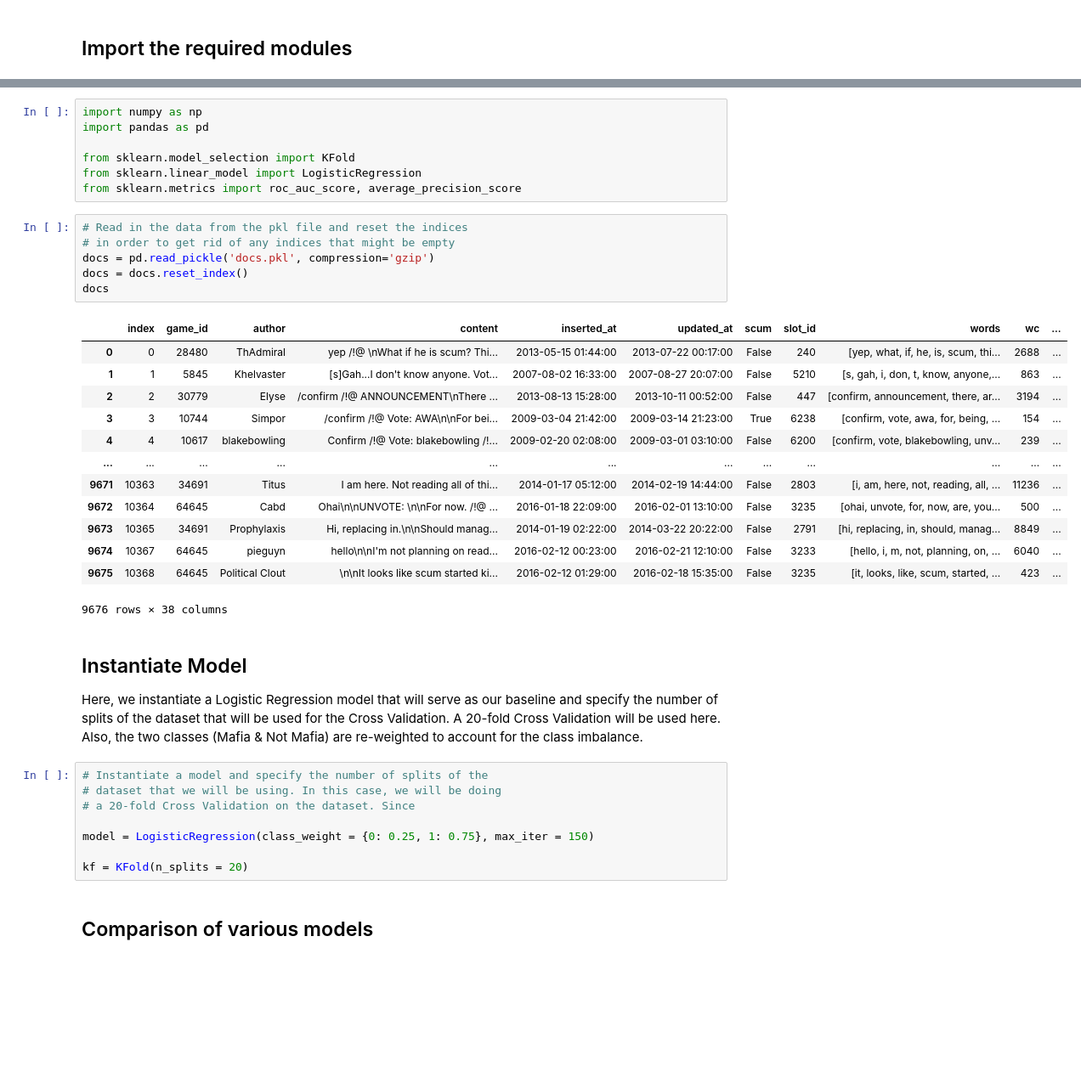
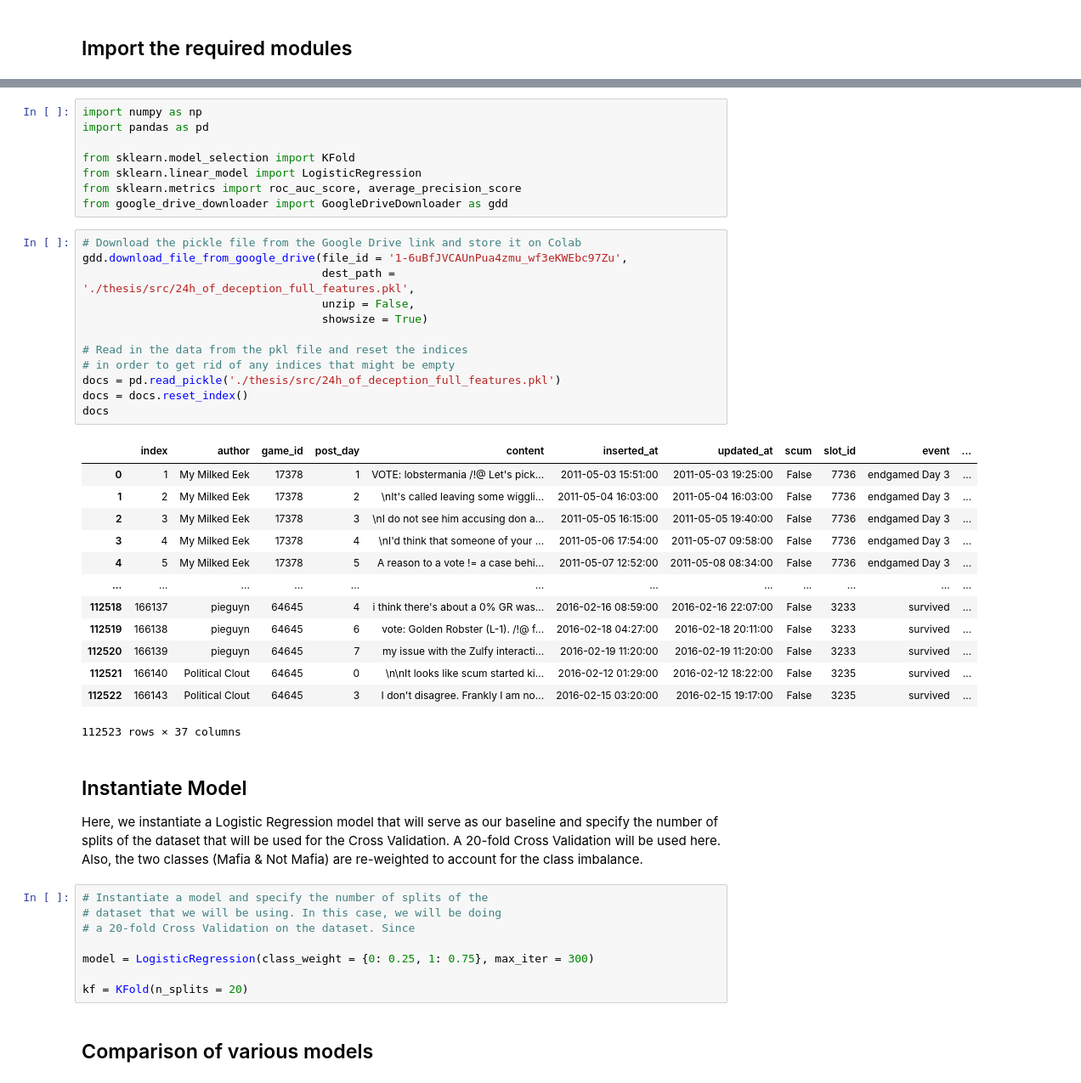
Before and after one commit to tmgrgg/nlp-mafiascum, a Jupyter notebook: Logistic Regression (Scikit-Learn).ipynb, the cells around one changed output, grey strips where cells are left out. Shown at 85% size. Saved outputs shown, nothing was run; the diff lists cells and outputs as text; blank space fills up the shorter version.

Commit message:
Use new 24h full feature pkl dataset

```diff
--- a/Logistic Regression (Scikit-Learn).ipynb
+++ b/Logistic Regression (Scikit-Learn).ipynb
@@ -26,26 +31,33 @@ import pandas as pd
 from sklearn.model_selection import KFold
 from sklearn.linear_model import LogisticRegression
 from sklearn.metrics import roc_auc_score, average_precision_score
+from google_drive_downloader import GoogleDriveDownloader as gdd
 # %%
+# Download the pickle file from the Google Drive link and store it on Colab
+gdd.download_file_from_google_drive(file_id = '1-6uBfJVCAUnPua4zmu_wf3eKWEbc97Zu',
+                                    dest_path = './thesis/src/24h_of_deception_full_features.pkl',
+                                    unzip = False,
+                                    showsize = True)
+
 # Read in the data from the pkl file and reset the indices
 # in order to get rid of any indices that might be empty
-docs = pd.read_pickle('docs.pkl', compression='gzip')
+docs = pd.read_pickle('./thesis/src/24h_of_deception_full_features.pkl')
 docs = docs.reset_index()
 docs
 # %% [output]
-|  | index | game_id | author | content | inserted_at | updated_at | scum | slot_id | words | wc | ... |
-| 0 | 0 | 28480 | ThAdmiral | yep /!@ \nWhat if he is scum? Thi... | 2013-05-15 01:44:00 | 2013-07-22 00:17:00 | False | 240 | [yep, what, if, he, is, scum, thi... | 2688 | ... |
-| 1 | 1 | 5845 | Khelvaster | [s]Gah...I don't know anyone. Vot... | 2007-08-02 16:33:00 | 2007-08-27 20:07:00 | False | 5210 | [s, gah, i, don, t, know, anyone,... | 863 | ... |
-| 2 | 2 | 30779 | Elyse | /confirm /!@ ANNOUNCEMENT\nThere ... | 2013-08-13 15:28:00 | 2013-10-11 00:52:00 | False | 447 | [confirm, announcement, there, ar... | 3194 | ... |
-| 3 | 3 | 10744 | Simpor | /confirm /!@ Vote: AWA\n\nFor bei... | 2009-03-04 21:42:00 | 2009-03-14 21:23:00 | True | 6238 | [confirm, vote, awa, for, being, ... | 154 | ... |
-| 4 | 4 | 10617 | blakebowling | Confirm /!@ Vote: blakebowling /!... | 2009-02-20 02:08:00 | 2009-03-01 03:10:00 | False | 6200 | [confirm, vote, blakebowling, unv... | 239 | ... |
+|  | index | author | game_id | post_day | content | inserted_at | updated_at | scum | slot_id | event | ... |
+| 0 | 1 | My Milked Eek | 17378 | 1 | VOTE: lobstermania /!@ Let's pick... | 2011-05-03 15:51:00 | 2011-05-03 19:25:00 | False | 7736 | endgamed Day 3 | ... |
+| 1 | 2 | My Milked Eek | 17378 | 2 | \nIt's called leaving some wiggli... | 2011-05-04 16:03:00 | 2011-05-04 16:03:00 | False | 7736 | endgamed Day 3 | ... |
+| 2 | 3 | My Milked Eek | 17378 | 3 | \nI do not see him accusing don a... | 2011-05-05 16:15:00 | 2011-05-05 19:40:00 | False | 7736 | endgamed Day 3 | ... |
+| 3 | 4 | My Milked Eek | 17378 | 4 | \nI'd think that someone of your ... | 2011-05-06 17:54:00 | 2011-05-07 09:58:00 | False | 7736 | endgamed Day 3 | ... |
+| 4 | 5 | My Milked Eek | 17378 | 5 | A reason to a vote != a case behi... | 2011-05-07 12:52:00 | 2011-05-08 08:34:00 | False | 7736 | endgamed Day 3 | ... |
 | ... | ... | ... | ... | ... | ... | ... | ... | ... | ... | ... | ... |
-| 9671 | 10363 | 34691 | Titus | I am here. Not reading all of thi... | 2014-01-17 05:12:00 | 2014-02-19 14:44:00 | False | 2803 | [i, am, here, not, reading, all, ... | 11236 | ... |
-| 9672 | 10364 | 64645 | Cabd | Ohai\n\nUNVOTE: \n\nFor now. /!@ ... | 2016-01-18 22:09:00 | 2016-02-01 13:10:00 | False | 3235 | [ohai, unvote, for, now, are, you... | 500 | ... |
-| 9673 | 10365 | 34691 | Prophylaxis | Hi, replacing in.\n\nShould manag... | 2014-01-19 02:22:00 | 2014-03-22 20:22:00 | False | 2791 | [hi, replacing, in, should, manag... | 8849 | ... |
-| 9674 | 10367 | 64645 | pieguyn | hello\n\nI'm not planning on read... | 2016-02-12 00:23:00 | 2016-02-21 12:10:00 | False | 3233 | [hello, i, m, not, planning, on, ... | 6040 | ... |
-| 9675 | 10368 | 64645 | Political Clout | \n\nIt looks like scum started ki... | 2016-02-12 01:29:00 | 2016-02-18 15:35:00 | False | 3235 | [it, looks, like, scum, started, ... | 423 | ... |
+| 112518 | 166137 | pieguyn | 64645 | 4 | i think there's about a 0% GR was... | 2016-02-16 08:59:00 | 2016-02-16 22:07:00 | False | 3233 | survived | ... |
+| 112519 | 166138 | pieguyn | 64645 | 6 | vote: Golden Robster (L-1). /!@ f... | 2016-02-18 04:27:00 | 2016-02-18 20:11:00 | False | 3233 | survived | ... |
+| 112520 | 166139 | pieguyn | 64645 | 7 | my issue with the Zulfy interacti... | 2016-02-19 11:20:00 | 2016-02-19 11:20:00 | False | 3233 | survived | ... |
+| 112521 | 166140 | Political Clout | 64645 | 0 | \n\nIt looks like scum started ki... | 2016-02-12 01:29:00 | 2016-02-12 18:22:00 | False | 3235 | survived | ... |
+| 112522 | 166143 | Political Clout | 64645 | 3 | I don't disagree. Frankly I am no... | 2016-02-15 03:20:00 | 2016-02-15 19:17:00 | False | 3235 | survived | ... |
-9676 rows × 38 columns
+112523 rows × 37 columns
 # %% [markdown]
 ## Instantiate Model
 
@@ -55,7 +67,7 @@ Here, we instantiate a Logistic Regression model that will serve as our baseline
 # dataset that we will be using. In this case, we will be doing
 # a 20-fold Cross Validation on the dataset. Since
 
-model = LogisticRegression(class_weight = {0: 0.25, 1: 0.75}, max_iter = 150)
+model = LogisticRegression(class_weight = {0: 0.25, 1: 0.75}, max_iter = 300)
 
 kf = KFold(n_splits = 20)
 # %% [markdown]
```
Also changed, not shown: parts of 7 cells of this notebook.
